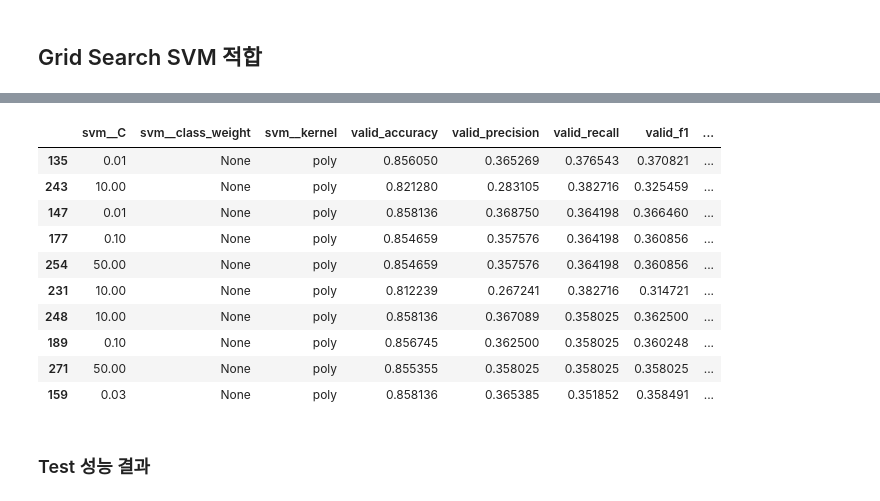
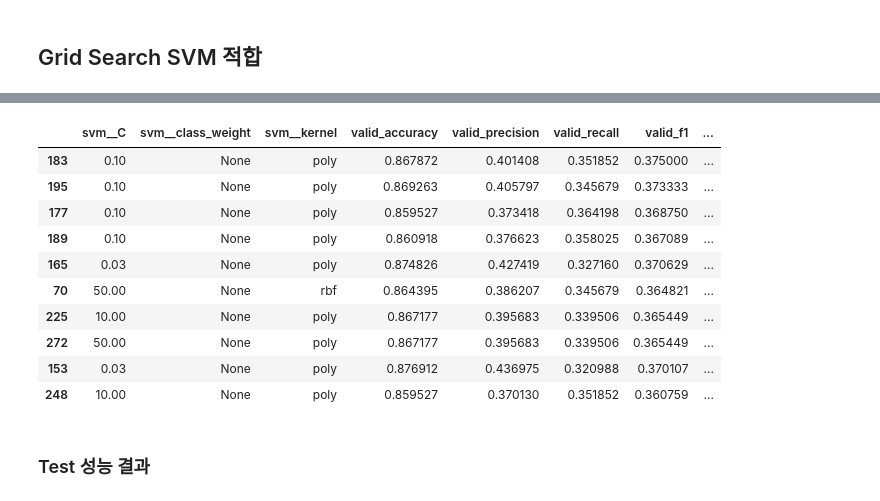
Before and after one commit to Dooman-cloud/TS-RL---, a Jupyter notebook: notebooks/modeling/02. SVM.ipynb, the cells around one changed output, grey strips where cells are left out. Saved outputs shown, nothing was run; the diff lists cells and outputs as text; code cells hidden in the pictures.

```diff
--- a/notebooks/modeling/02. SVM.ipynb
+++ b/notebooks/modeling/02. SVM.ipynb
@@ -83,13 +83,15 @@ param_grid = [
     }
 ]
 
-best_valid_gm = -1.0
+best_valid_h1 = -1.0
+best_valid_g_mean = -1.0
 best_valid_recall = -1.0
 best_params = None
 search_results = []
 
-# Train set으로 학습하고 validation set의 G-Mean 기준으로 best model 선택
-# G-Mean이 같으면 high-risk recall이 더 높은 모델을 선택
+# Train set으로 학습하고 validation set의 H1 기준으로 best model 선택
+# H1 = F1-score와 G-Mean의 조화평균
+# H1이 같으면 G-Mean, high-risk recall 순서로 더 높은 모델을 선택
 for params in ParameterGrid(param_grid):
     model = clone(svm_pipeline).set_params(**params)
     model.fit(X_train, y_train)
@@ -107,6 +109,7 @@ for params in ParameterGrid(param_grid):
     precision = precision_score(y_valid, valid_pred, zero_division=0)
     recall = recall_score(y_valid, valid_pred, zero_division=0)
     f1 = f1_score(y_valid, valid_pred, zero_division=0)
+    h1 = 2 * f1 * g_mean / (f1 + g_mean) if (f1 + g_mean) > 0 else 0.0
 
     search_results.append({
         **params,
@@ -115,12 +118,24 @@ for params in ParameterGrid(param_grid):
         "valid_recall": recall,
         "valid_f1": f1,
         "valid_g_mean": g_mean,
+        "valid_h1": h1,
     })
 
-    if (g_mean > best_valid_gm) or (
-        np.isclose(g_mean, best_valid_gm) and recall > best_valid_recall
+    if (
+        (h1 > best_valid_h1)
+        or (
+            np.isclose(h1, best_valid_h1)
+            and (
+                (g_mean > best_valid_g_mean)
+                or (
+                    np.isclose(g_mean, best_valid_g_mean)
+                    and recall > best_valid_recall
+                )
+            )
+        )
     ):
-        best_valid_gm = g_mean
+        best_valid_h1 = h1
+        best_valid_g_mean = g_mean
         best_valid_recall = recall
         best_params = params
 
@@ -142,15 +157,21 @@ valid_f1 = f1_score(y_valid, valid_pred, zero_division=0)
 valid_sensitivity = tp / (tp + fn) if (tp + fn) > 0 else 0.0
 valid_specificity = tn / (tn + fp) if (tn + fp) > 0 else 0.0
 valid_g_mean = np.sqrt(valid_sensitivity * valid_specificity)
+valid_h1 = (
+    2 * valid_f1 * valid_g_mean / (valid_f1 + valid_g_mean)
+    if (valid_f1 + valid_g_mean) > 0
+    else 0.0
+)
 
 search_results_df = pd.DataFrame(search_results).sort_values(
-    ["valid_g_mean", "valid_recall"],
+    ["valid_h1", "valid_g_mean", "valid_recall"],
     ascending=False
 )
 
-print("\n=== Best SVM Model by Validation G-Mean ===")
+print("\n=== Best SVM Model by Validation H1 ===")
 print("Best Params:", best_params)
-print(f"Best Valid G-Mean: {best_valid_gm:.4f}")
+print(f"Best Valid H1    : {best_valid_h1:.4f}")
+print(f"Best Valid G-Mean: {best_valid_g_mean:.4f}")
 
 print("\n[Validation] Metrics")
 print(f"Accuracy  : {valid_acc:.4f}")
@@ -158,6 +179,7 @@ print(f"Precision : {valid_precision:.4f}")
 print(f"Recall    : {valid_recall:.4f}")
 print(f"F1-Score  : {valid_f1:.4f}")
 print(f"G-Mean    : {valid_g_mean:.4f}")
+print(f"H1        : {valid_h1:.4f}")
 
 print("\n[Validation] Confusion Matrix")
 print(cm_valid)
@@ -181,14 +205,14 @@ G-Mean    : 0.5876
 |  | svm__C | svm__class_weight | svm__kernel | valid_accuracy | valid_precision | valid_recall | valid_f1 | ... |
-| 135 | 0.01 | None | poly | 0.856050 | 0.365269 | 0.376543 | 0.370821 | ... |
-| 243 | 10.00 | None | poly | 0.821280 | 0.283105 | 0.382716 | 0.325459 | ... |
-| 147 | 0.01 | None | poly | 0.858136 | 0.368750 | 0.364198 | 0.366460 | ... |
-| 177 | 0.10 | None | poly | 0.854659 | 0.357576 | 0.364198 | 0.360856 | ... |
-| 254 | 50.00 | None | poly | 0.854659 | 0.357576 | 0.364198 | 0.360856 | ... |
-| 231 | 10.00 | None | poly | 0.812239 | 0.267241 | 0.382716 | 0.314721 | ... |
-| 248 | 10.00 | None | poly | 0.858136 | 0.367089 | 0.358025 | 0.362500 | ... |
-| 189 | 0.10 | None | poly | 0.856745 | 0.362500 | 0.358025 | 0.360248 | ... |
-| 271 | 50.00 | None | poly | 0.855355 | 0.358025 | 0.358025 | 0.358025 | ... |
-| 159 | 0.03 | None | poly | 0.858136 | 0.365385 | 0.351852 | 0.358491 | ... |
+| 183 | 0.10 | None | poly | 0.867872 | 0.401408 | 0.351852 | 0.375000 | ... |
+| 195 | 0.10 | None | poly | 0.869263 | 0.405797 | 0.345679 | 0.373333 | ... |
+| 177 | 0.10 | None | poly | 0.859527 | 0.373418 | 0.364198 | 0.368750 | ... |
+| 189 | 0.10 | None | poly | 0.860918 | 0.376623 | 0.358025 | 0.367089 | ... |
+| 165 | 0.03 | None | poly | 0.874826 | 0.427419 | 0.327160 | 0.370629 | ... |
+| 70 | 50.00 | None | rbf | 0.864395 | 0.386207 | 0.345679 | 0.364821 | ... |
+| 225 | 10.00 | None | poly | 0.867177 | 0.395683 | 0.339506 | 0.365449 | ... |
+| 272 | 50.00 | None | poly | 0.867177 | 0.395683 | 0.339506 | 0.365449 | ... |
+| 153 | 0.03 | None | poly | 0.876912 | 0.436975 | 0.320988 | 0.370107 | ... |
+| 248 | 10.00 | None | poly | 0.859527 | 0.370130 | 0.351852 | 0.360759 | ... |
 # %% [markdown]
 ### Test 성능 결과
 # %%
```
Also changed, not shown: parts of 4 cells of this notebook, 13 other files.
